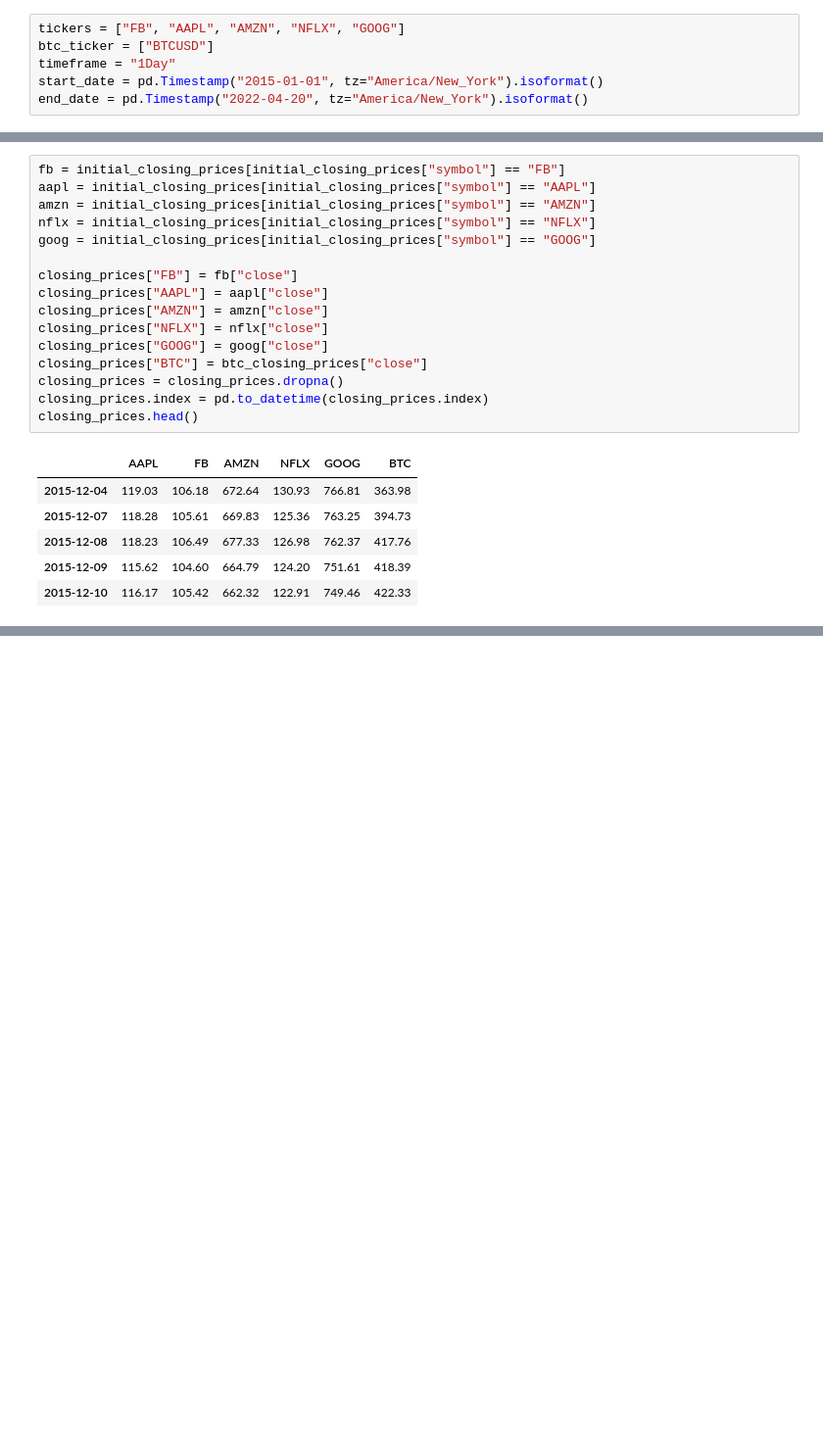
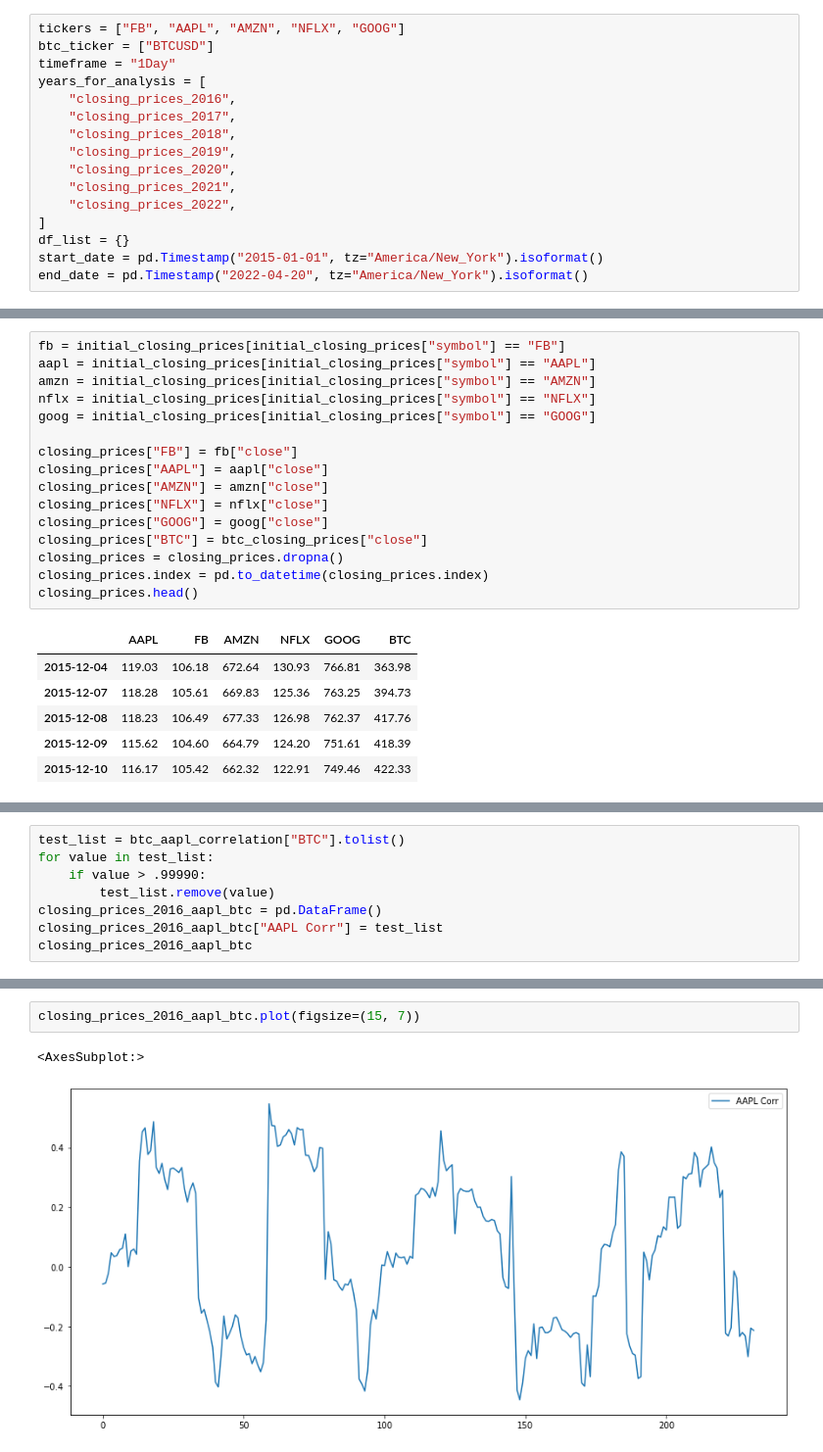
Before and after one commit to mathias1020/BTC_Correlation_Analysis, a Jupyter notebook: Correlation_Analysis.ipynb, the cells around one changed output, grey strips where cells are left out. Shown: that part at 98% size. Drawn from its saved outputs; the diff is of its cells as text; blank space fills up the shorter version.

```diff
--- a/Correlation_Analysis.ipynb
+++ b/Correlation_Analysis.ipynb
@@ -26,6 +26,16 @@ alpaca = tradeapi.REST(
 tickers = ["FB", "AAPL", "AMZN", "NFLX", "GOOG"]
 btc_ticker = ["BTCUSD"]
 timeframe = "1Day"
+years_for_analysis = [
+    "closing_prices_2016",
+    "closing_prices_2017",
+    "closing_prices_2018",
+    "closing_prices_2019",
+    "closing_prices_2020",
+    "closing_prices_2021",
+    "closing_prices_2022",
+]
+df_list = {}
 start_date = pd.Timestamp("2015-01-01", tz="America/New_York").isoformat()
 end_date = pd.Timestamp("2022-04-20", tz="America/New_York").isoformat()
 # %%
@@ -154,0 +164,8 @@ btc_aapl_correlation.loc[btc_aapl_correlation.]
+# %%
+test_list = btc_aapl_correlation["BTC"].tolist()
+for value in test_list:
+    if value > .99990:
+        test_list.remove(value)
+closing_prices_2016_aapl_btc = pd.DataFrame()
+closing_prices_2016_aapl_btc["AAPL Corr"] = test_list
+closing_prices_2016_aapl_btc
@@ -154,0 +186,5 @@ btc_aapl_correlation.loc[btc_aapl_correlation.]
+# %%
+closing_prices_2016_aapl_btc.plot(figsize=(15, 7))
+# %% [output]
+<AxesSubplot:>
+[figure, added]
```
Also changed, not shown: parts of 4 cells of this notebook.
